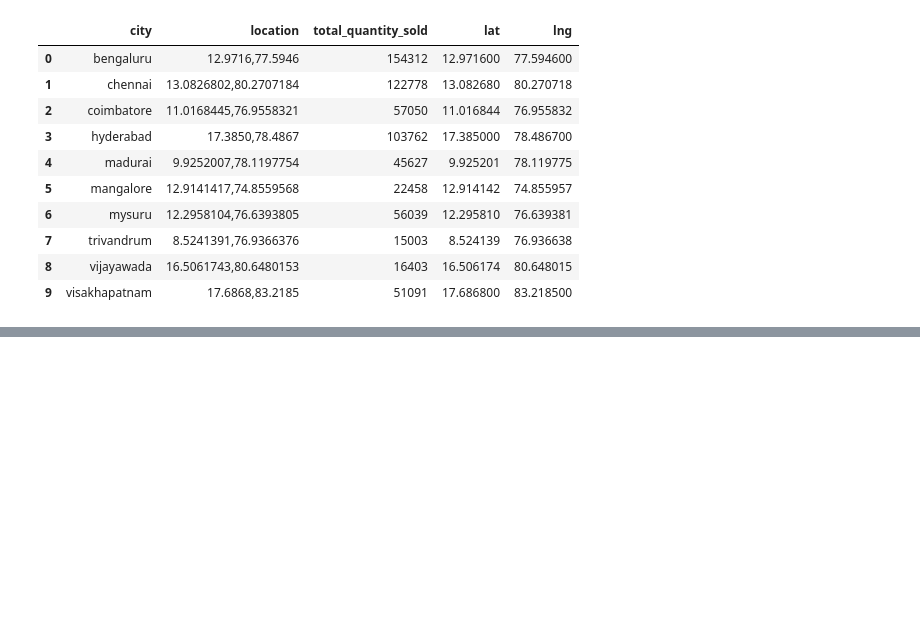
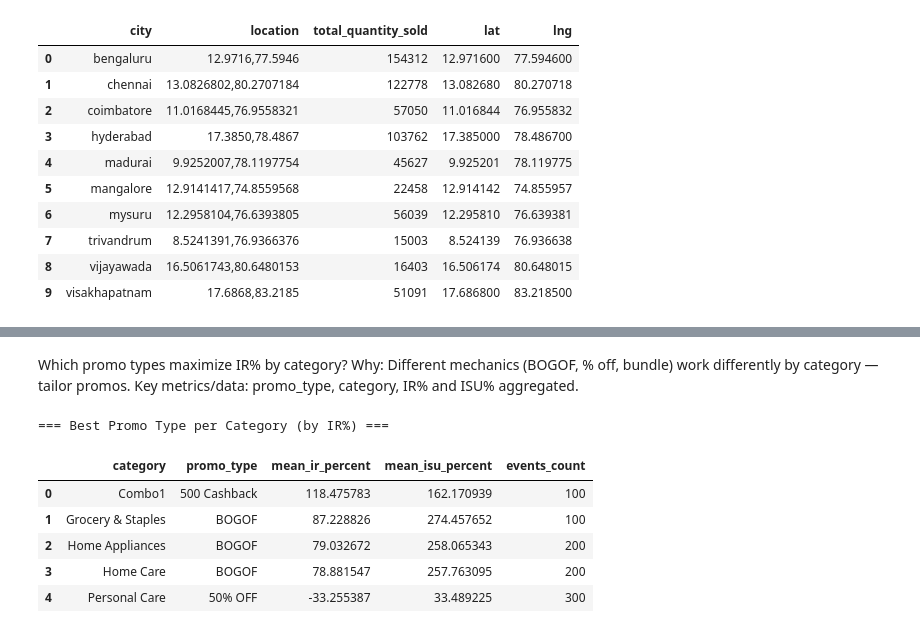
Before and after one commit to Vasista03/-Vasista--Analyse-Promotions-and-Provide-Tangible-Insights-to-Sales-Director, a Jupyter notebook: cleaning.ipynb, the cells around one changed output, grey strips where cells are left out. Cells and saved outputs as stored; diff of their text form; code cells hidden in the pictures; blank space fills up the shorter version.

```diff
--- a/cleaning.ipynb
+++ b/cleaning.ipynb
@@ -349,0 +1668,49 @@ fig.show()
+# %% [markdown]
+Which promo types maximize IR% by category?
+Why: Different mechanics (BOGOF, % off, bundle) work differently by category — tailor promos.
+Key metrics/data: promo_type, category, IR% and ISU% aggregated.
+# %%
+if 'ir%' not in df.columns:
+    df['ir%'] = ((df['revenue_after_promo'] - df['revenue_before_promo']) /
+                 df['revenue_before_promo'].replace(0, np.nan)) * 100
+if 'isu%' not in df.columns:
+    df['isu%'] = ((df['quantity_sold(after_promo)'] - df['quantity_sold(before_promo)']) /
+                  df['quantity_sold(before_promo)'].replace(0, np.nan)) * 100
+
+df['ir%'] = df['ir%'].fillna(0)
+df['isu%'] = df['isu%'].fillna(0)
+
+cat_promo = (
+    df.groupby(['category', 'promo_type'], as_index=False)
+      .agg(
+          mean_ir_percent=('ir%', 'mean'),
+          mean_isu_percent=('isu%', 'mean'),
+          total_inc_revenue=('revenue_after_promo', lambda s: s.sum() - df.loc[s.index, 'revenue_before_promo'].sum()),
+          events_count=('event_id', 'nunique')
+      )
+)
+# %%
+
+# For each category, pick top promo_type by mean_ir_percent
+top_promos_per_category = cat_promo.loc[cat_promo.groupby('category')['mean_ir_percent'].idxmax()].reset_index(drop=True)
+
+# Also show top N promo types per category (optional)
+topn = 3
+topn_promos = (
+    cat_promo.sort_values(['category','mean_ir_percent'], ascending=[True, False])
+             .groupby('category').head(topn)
+)
+
+print("=== Best Promo Type per Category (by IR%) ===")
+display(top_promos_per_category[['category', 'promo_type', 'mean_ir_percent', 'mean_isu_percent', 'events_count']])
+
+# Save output
+top_promos_per_category.to_csv('top_promo_by_category_ir.csv', index=False)
+# %% [output]
+=== Best Promo Type per Category (by IR%) ===
+|  | category | promo_type | mean_ir_percent | mean_isu_percent | events_count |
+| 0 | Combo1 | 500 Cashback | 118.475783 | 162.170939 | 100 |
+| 1 | Grocery & Staples | BOGOF | 87.228826 | 274.457652 | 100 |
+| 2 | Home Appliances | BOGOF | 79.032672 | 258.065343 | 200 |
+| 3 | Home Care | BOGOF | 78.881547 | 257.763095 | 200 |
+| 4 | Personal Care | 50% OFF | -33.255387 | 33.489225 | 300 |
```
Also changed, not shown: parts of 88 cells of this notebook, 3 other files.
